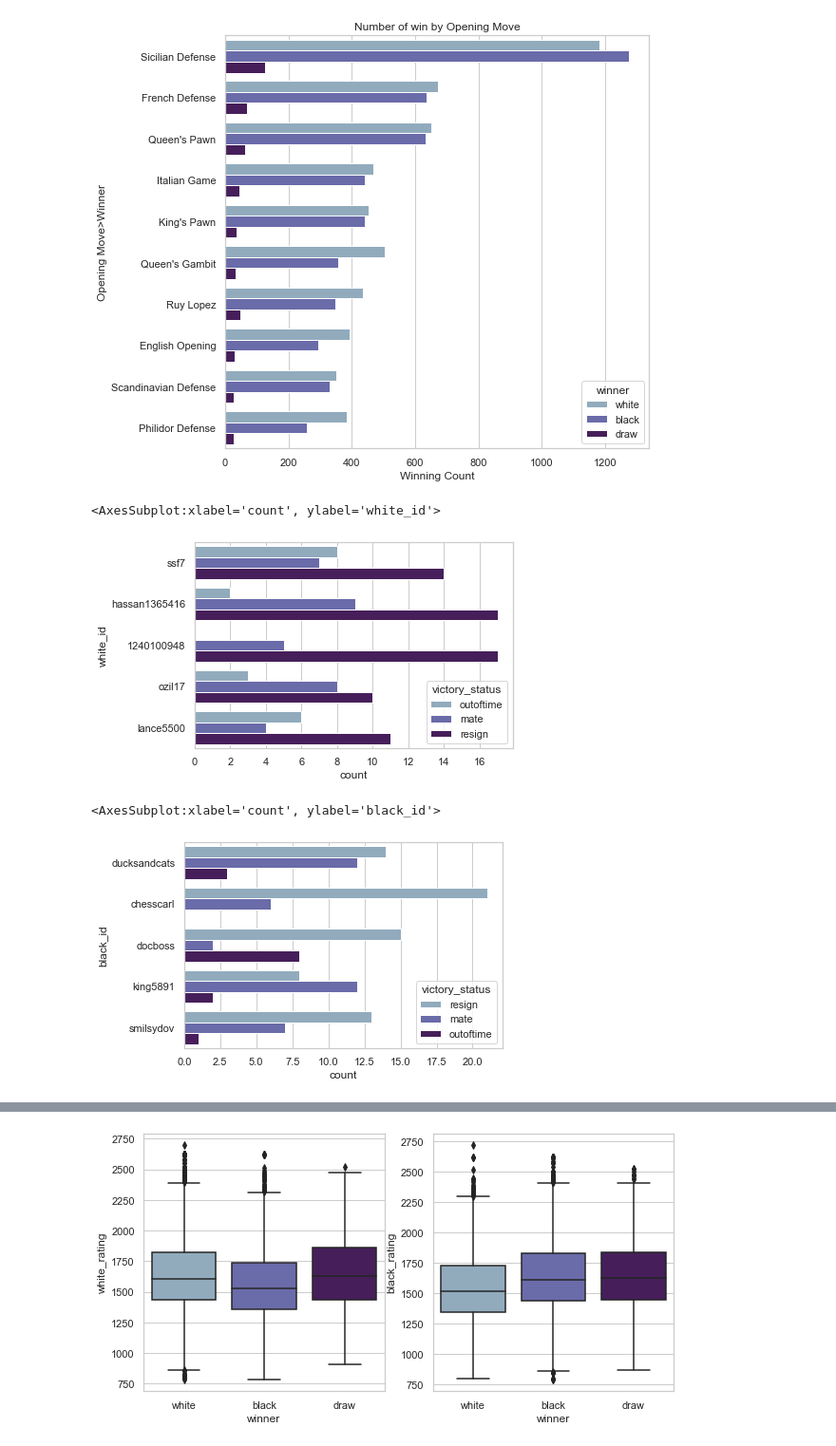
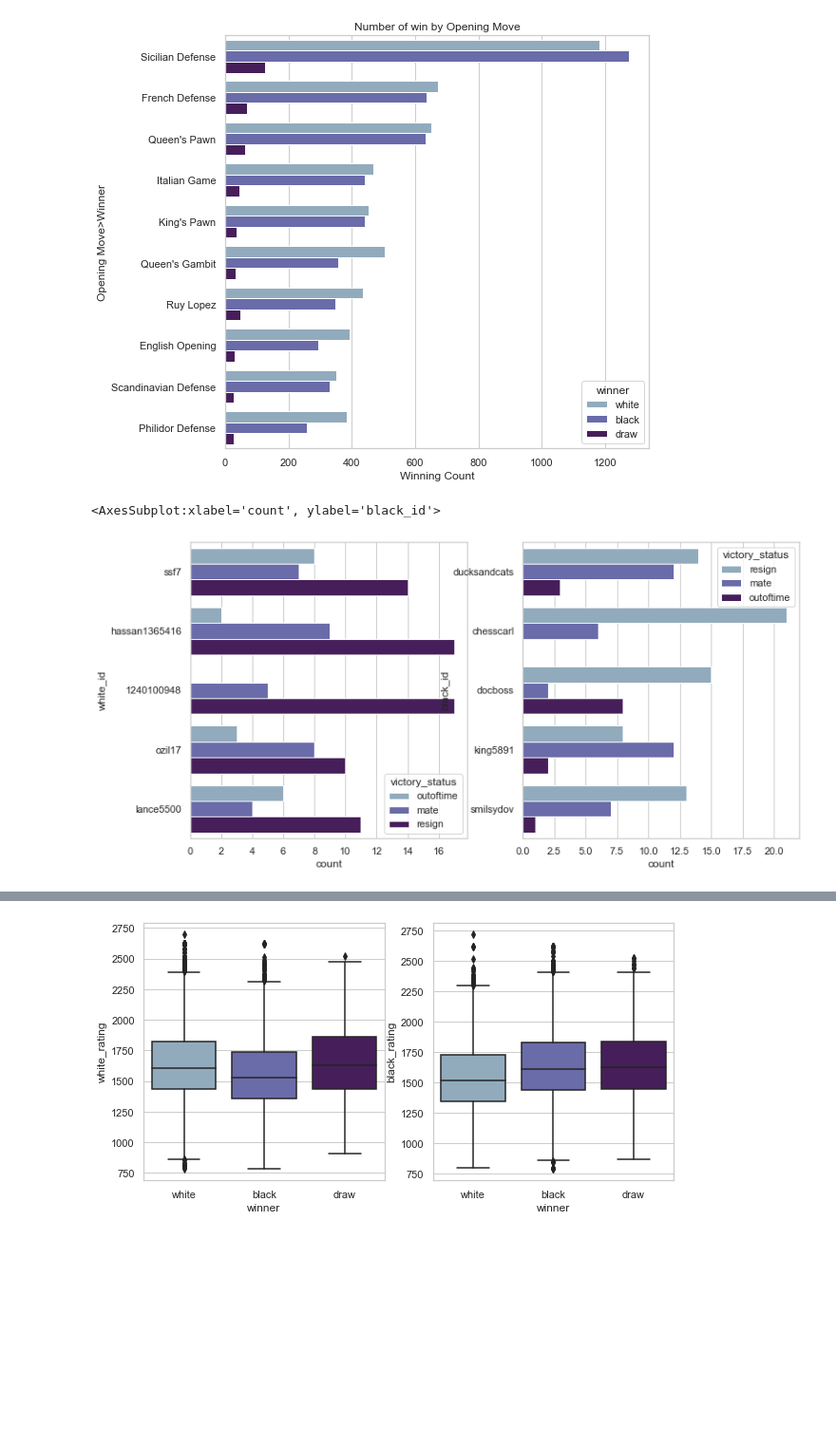
Before and after one commit to salemeid/Tuwaiq-DS-my-project, a Jupyter notebook: Chess_Winning_Move.ipynb, the cells around one changed output, grey strips where cells are left out. Shown at 95% size. Drawn from its saved outputs; the diff is of its cells as text; code cells hidden in the pictures; blank space fills up the shorter version.

```diff
--- a/Chess_Winning_Move.ipynb
+++ b/Chess_Winning_Move.ipynb
@@ -416,5 +412,8 @@ top_win_white = df2[df2['winner'] == 'white']
 # %%
-sns.countplot(data=top_win_white,y="white_id",hue="victory_status",order=pd.value_counts(top_win_white['white_id']).iloc[:5].index)
+f, ax = plt.subplots(1,2,figsize=(12, 6))
+
+sns.countplot(data=top_win_white,y="white_id",hue="victory_status",order=pd.value_counts(top_win_white['white_id']).iloc[:5].index,ax=ax[0])
+sns.countplot(data=top_win_black,y="black_id",hue="victory_status",order=pd.value_counts(top_win_black['black_id']).iloc[:5].index,ax=ax[1])
 # %% [output]
-<AxesSubplot:xlabel='count', ylabel='white_id'>
+<AxesSubplot:xlabel='count', ylabel='black_id'>
-[figure, old version]
+[figure, new version]
@@ -423,5 +419,0 @@ top_win_black = df2[df2['winner'] == 'black']
-# %%
-sns.countplot(data=top_win_black,y="black_id",hue="victory_status",order=pd.value_counts(top_win_black['black_id']).iloc[:5].index)
-# %% [output]
-<AxesSubplot:xlabel='count', ylabel='black_id'>
-[figure, removed]
```
Also changed, not shown: parts of 89 cells of this notebook, 4 other files.
